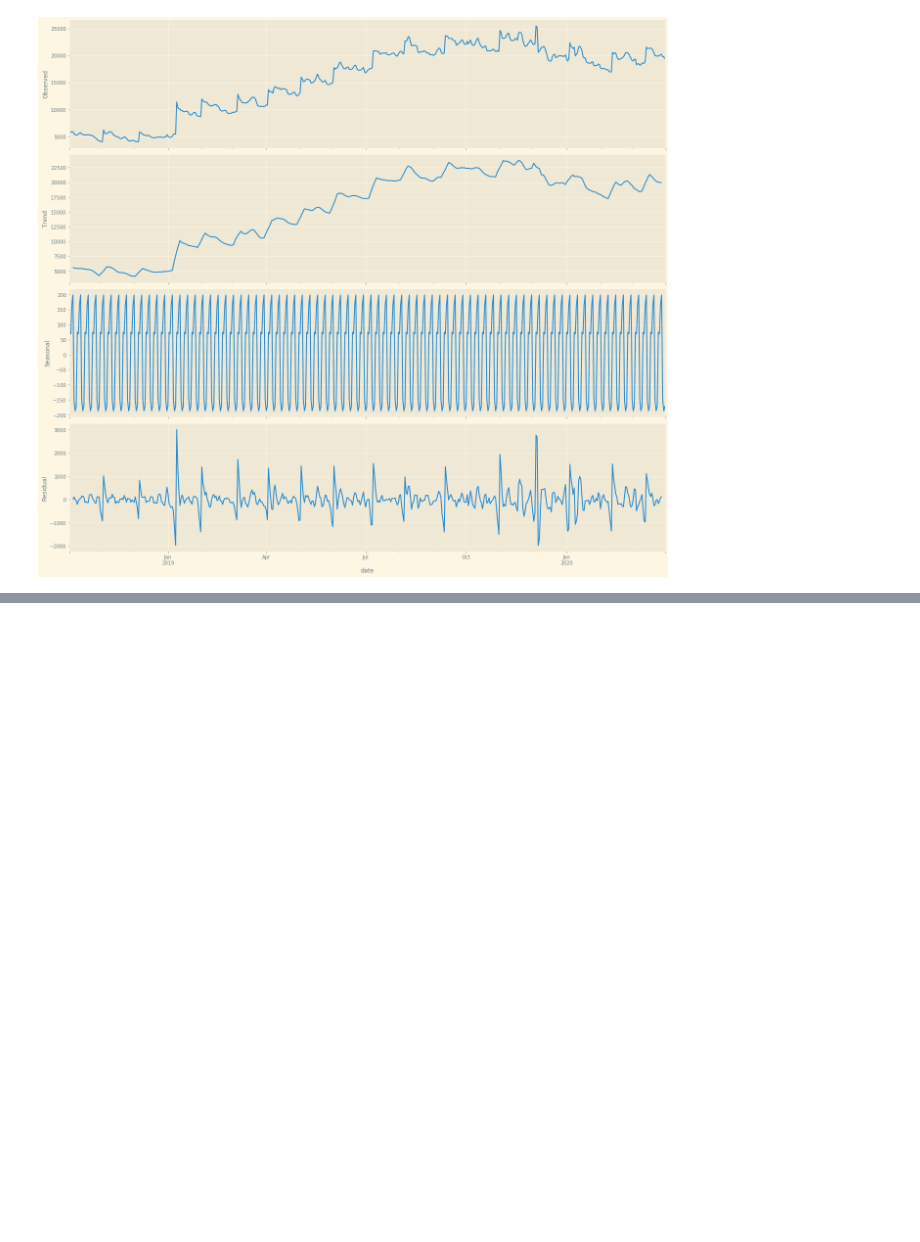
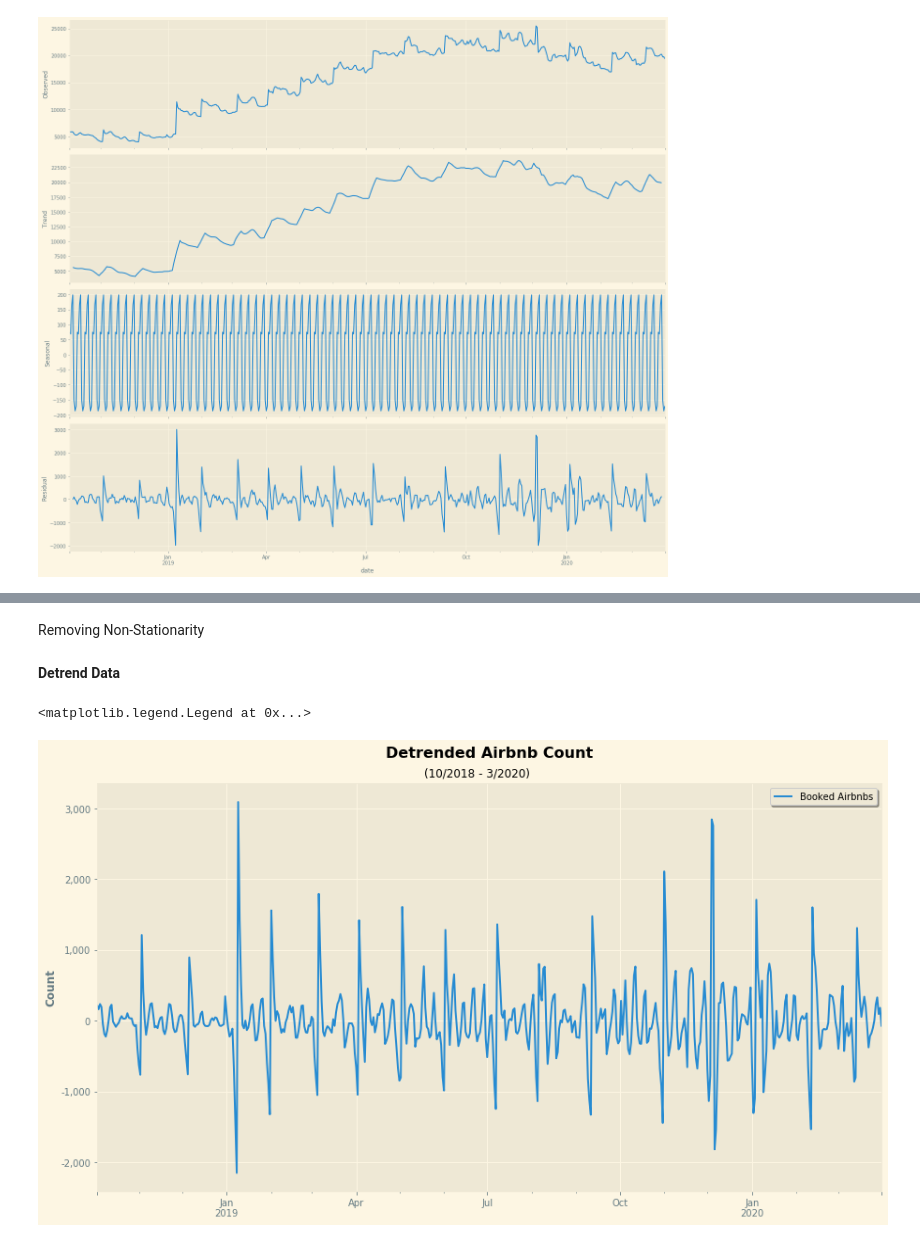
Before and after one commit to KishenSharma6/Airbnb-Analysis, a Jupyter notebook: Project Codes/05. Modeling/2020_0214_Calendar_TimeSeries.ipynb, the cells around one changed output, grey strips where cells are left out. Cells and saved outputs as stored; diff of their text form; code cells hidden in the pictures; blank space fills up the shorter version.

Commit message:
Detrended count data

```diff
--- a/Project Codes/05. Modeling/2020_0214_Calendar_TimeSeries.ipynb
+++ b/Project Codes/05. Modeling/2020_0214_Calendar_TimeSeries.ipynb
@@ -362,14 +203,31 @@ weekly_airbnb_summary.plot()
-# %%
-
-rcParams['figure.figsize'] = 18, 10
-#Fit seasonal_decompose to airbnb data
-result = seasonal_decompose(weekly_airbnb_summary, model='additive')
-result.plot()
-plt.show()
-# %%
-
-rcParams['figure.figsize'] = 18, 10
-#Fit seasonal_decompose to airbnb data
-result = seasonal_decompose(weekly_airbnb_summary, model='multiplicative')
-result.plot()
-plt.show()
+# %% [markdown]
+Removing Non-Stationarity
+# %% [markdown]
+**Detrend Data**
+# %%
+#Apply seasonal_decompose to count of bookings_df
+result_add = seasonal_decompose(bookings_df['count'], model= 'additive',extrapolate_trend='freq')
+
+#Detrend bookings_df['count']
+detrended = bookings_df['count'] - result_add.trend
+
+#Plot detrended data
+j = detrended.plot(figsize = (15,8))
+
+###Set plot Aesthetics###
+#Title
+j.set_title('Detrended Airbnb Count', fontdict = title_dict, y = 1.05)
+plt.suptitle('(10/2018 - 3/2020)', y = .91)
+
+#Axes
+j.get_yaxis().set_major_formatter(plt.FuncFormatter(lambda x, loc: "{:,}".format(int(x))))
+
+#Labels
+j.set_ylabel('Count', fontdict = label_dict)
+j.set_xlabel('')
+
+#Legend
+j.legend(labels = ['Booked Airbnbs'],frameon = True, shadow = True)
+# %% [output]
+<matplotlib.legend.Legend at 0x...>
+[figure, added]
```
Also changed, not shown: parts of 47 cells of this notebook.
